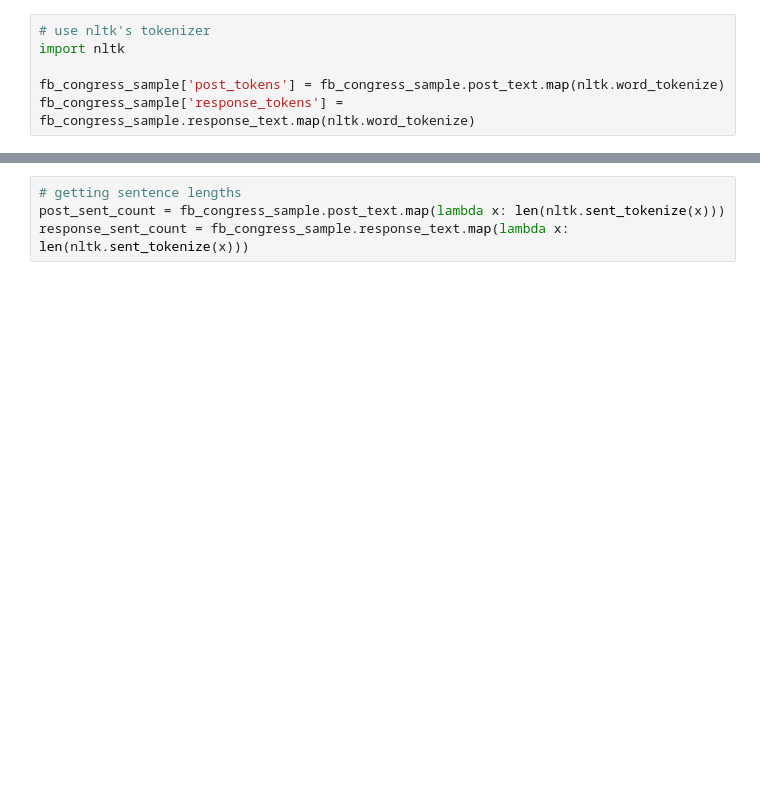
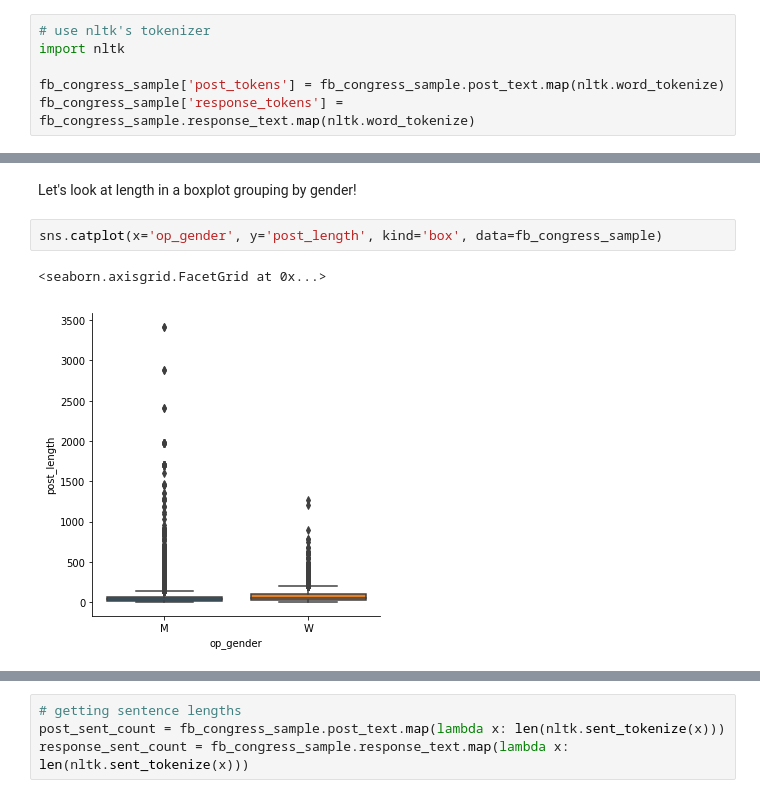
Before and after one commit to Data-Science-for-Linguists-2019/Gendered-Interaction-Online, a Jupyter notebook: exploratory_data_analysis/main_analysis.ipynb, the cells around one changed output, grey strips where cells are left out. Cells and saved outputs as stored; diff of their text form; blank space fills up the shorter version.

Commit message:
added some box plots

```diff
--- a/exploratory_data_analysis/main_analysis.ipynb
+++ b/exploratory_data_analysis/main_analysis.ipynb
@@ -406,0 +407,7 @@ fb_congress_sample.head()
+# %% [markdown]
+Let's look at length in a boxplot grouping by gender!
+# %%
+sns.catplot(x='op_gender', y='post_length', kind='box', data=fb_congress_sample)
+# %% [output]
+<seaborn.axisgrid.FacetGrid at 0x...>
+[figure, added]
```
Also changed, not shown: parts of 21 cells of this notebook.
